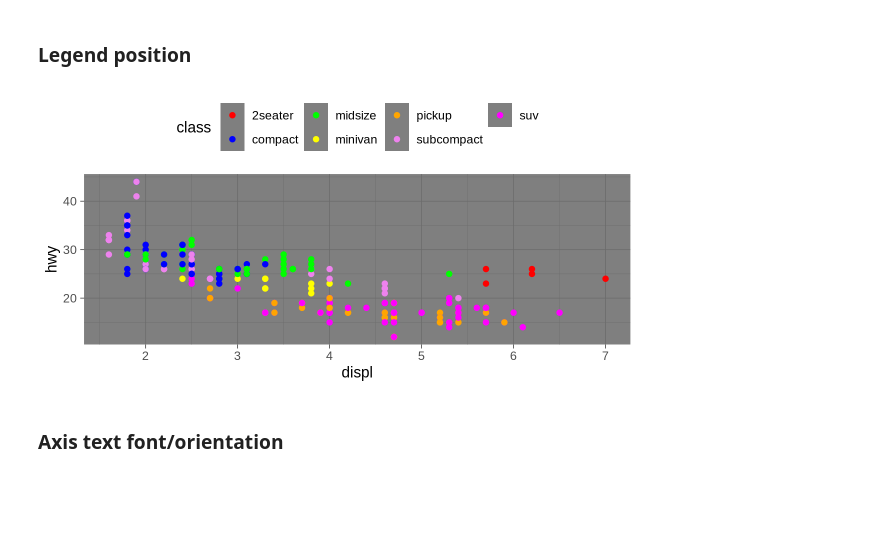
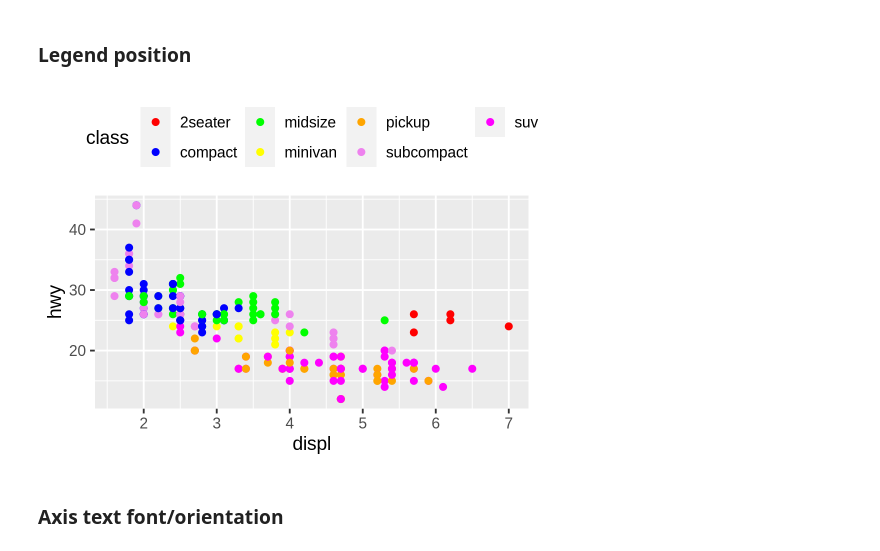
Before and after one commit to mcrzepka/BIOS512, a Jupyter notebook: Lectures/06_adjusting_plot_appearance.ipynb, the cells around one changed output. Drawn from its saved outputs; the diff is of its cells as text; code cells hidden in the pictures; blank space fills up the shorter version.

```diff
--- a/Lectures/06_adjusting_plot_appearance.ipynb
+++ b/Lectures/06_adjusting_plot_appearance.ipynb
@@ -112,17 +102,14 @@ p
 # %% [markdown]
 ### Legend position
 # %%
-options(repr.plot.res = 200, repr.plot.height = 3, repr.plot.width = 6)
-
 colors = c('red', 'blue', 'green', 'yellow', 'orange', 'violet', 'magenta')
 
 p = ggplot(mpg, aes(x = displ, y = hwy)) +
     geom_point(aes(color = class)) + scale_color_manual(values = colors) +
-    theme_dark() +
     theme(legend.position = 'top')
-#select theme first then make adjustments --> need to be last thing you do to chart
+
 p
 # %% [output]
-[figure, old version]
+[figure, new version]
 # %% [markdown]
 ### Axis text font/orientation
```
Also changed, not shown: parts of 14 cells of this notebook.
